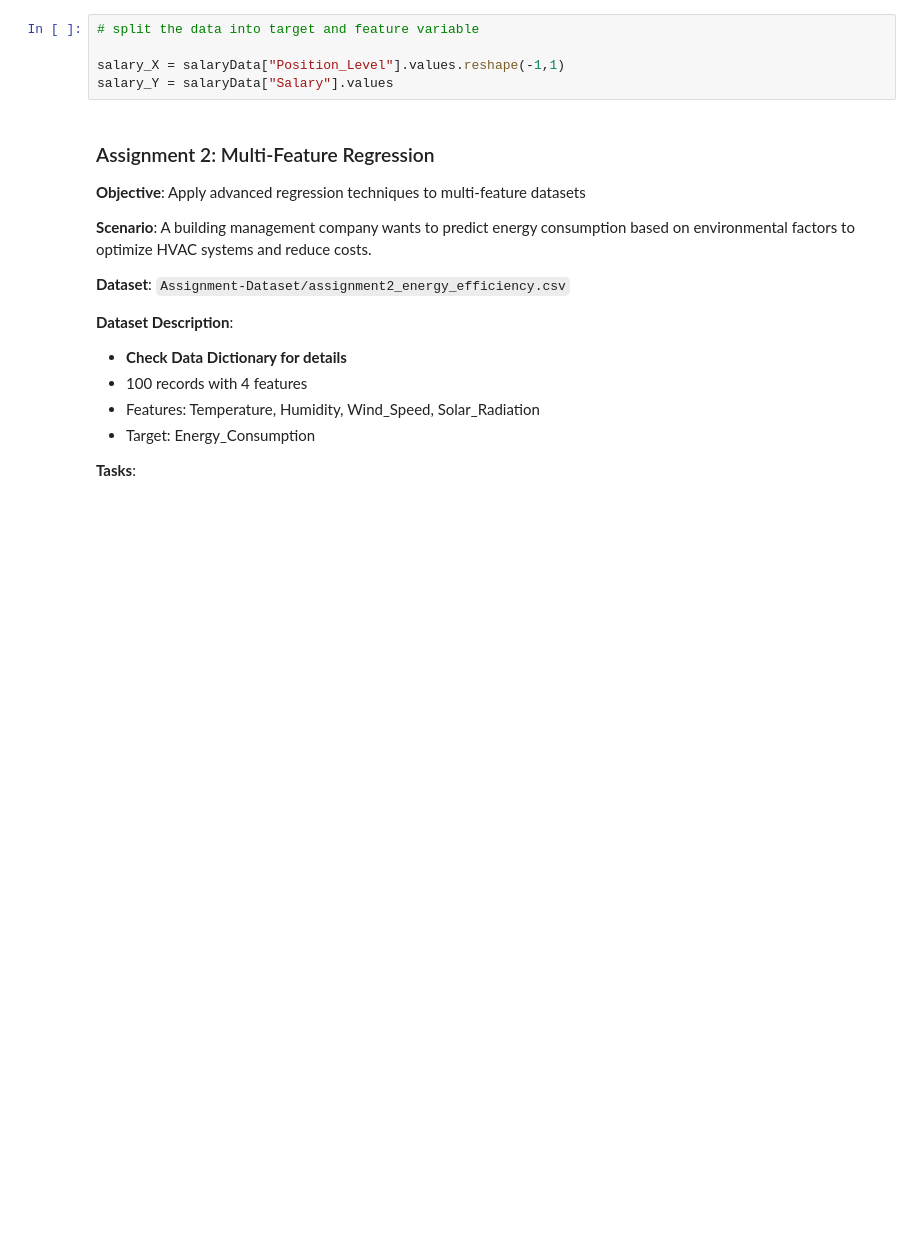
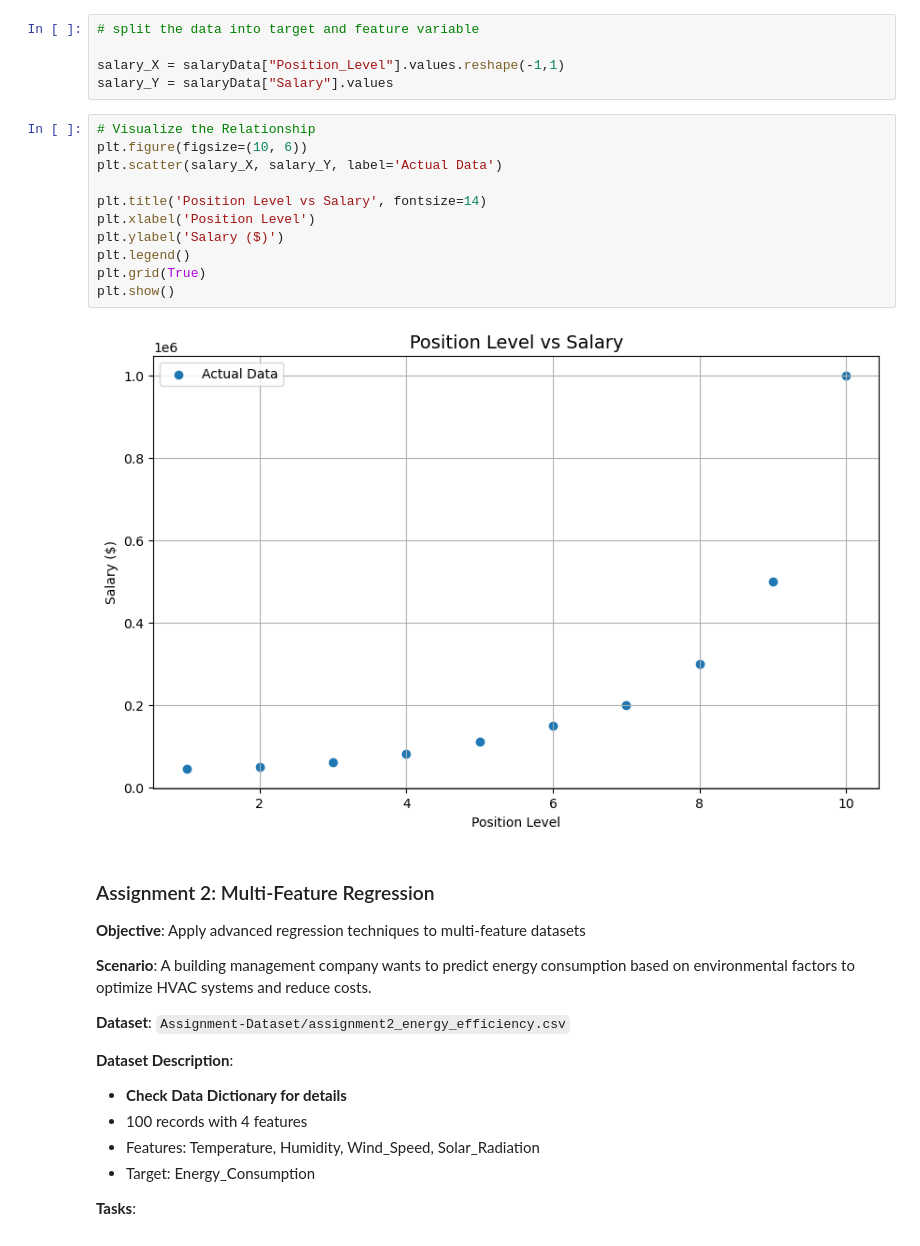
Before and after one commit to Ezerioha-ifeanyi/Week-15-Take-Home, a Jupyter notebook: Take Home.ipynb, the cells around one changed output. Drawn from its saved outputs; the diff is of its cells as text; blank space fills up the shorter version.

Commit message:
visualize the scatter plot for salary vs level

```diff
--- a/Take Home.ipynb
+++ b/Take Home.ipynb
@@ -604,6 +604,19 @@ memory usage: 292.0 bytes
 
 salary_X = salaryData["Position_Level"].values.reshape(-1,1)
 salary_Y = salaryData["Salary"].values
+# %%
+# Visualize the Relationship
+plt.figure(figsize=(10, 6))
+plt.scatter(salary_X, salary_Y, label='Actual Data')
+
+plt.title('Position Level vs Salary', fontsize=14)
+plt.xlabel('Position Level')
+plt.ylabel('Salary ($)')
+plt.legend()
+plt.grid(True)
+plt.show()
+# %% [output]
+[figure, added]
 # %% [markdown]
 ### Assignment 2: Multi-Feature Regression
 **Objective**: Apply advanced regression techniques to multi-feature datasets
```
